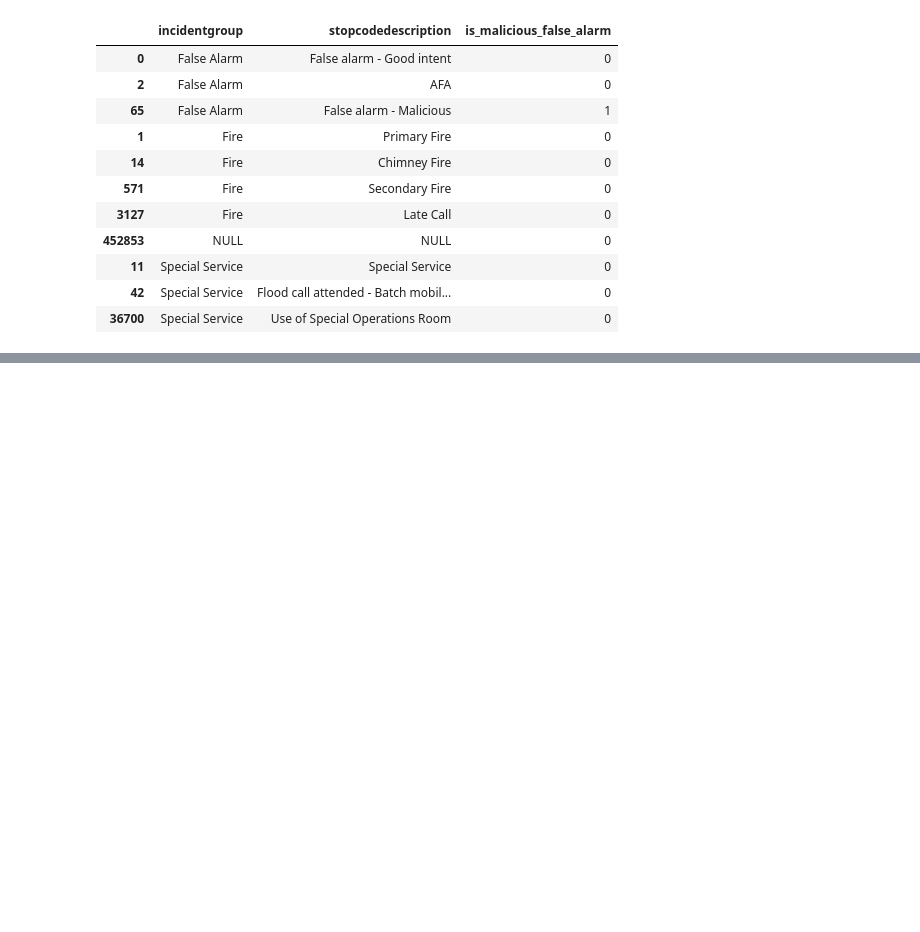
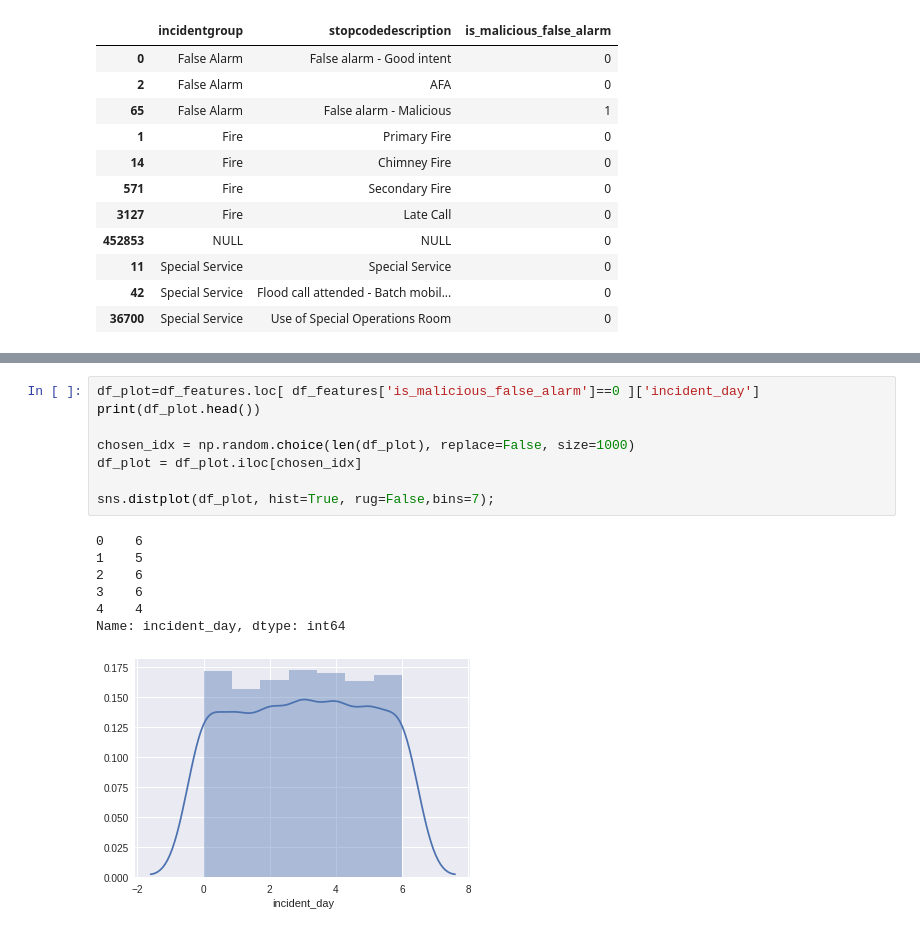
Before and after one commit to GuerrillaAnalytics/proj001_lfb, a Jupyter notebook: wp/wp_005_false_alarm_analysis/01/wp_005_false_alarm_analysis.ipynb, the cells around one changed output, grey strips where cells are left out. Drawn from its saved outputs; the diff is of its cells as text; blank space fills up the shorter version.

```diff
--- a/wp/wp_005_false_alarm_analysis/01/wp_005_false_alarm_analysis.ipynb
+++ b/wp/wp_005_false_alarm_analysis/01/wp_005_false_alarm_analysis.ipynb
@@ -205,0 +255,16 @@ df_features[['incidentgroup','stopcodedescription']].drop_duplicates().sort_valu
+# %%
+df_plot=df_features.loc[ df_features['is_malicious_false_alarm']==0 ]['incident_day']
+print(df_plot.head())
+
+chosen_idx = np.random.choice(len(df_plot), replace=False, size=1000)
+df_plot = df_plot.iloc[chosen_idx]
+
+sns.distplot(df_plot, hist=True, rug=False,bins=7);
+# %% [output]
+0    6
+1    5
+2    6
+3    6
+4    4
+Name: incident_day, dtype: int64
+[figure, added]
```
Also changed, not shown: parts of 21 cells of this notebook.
